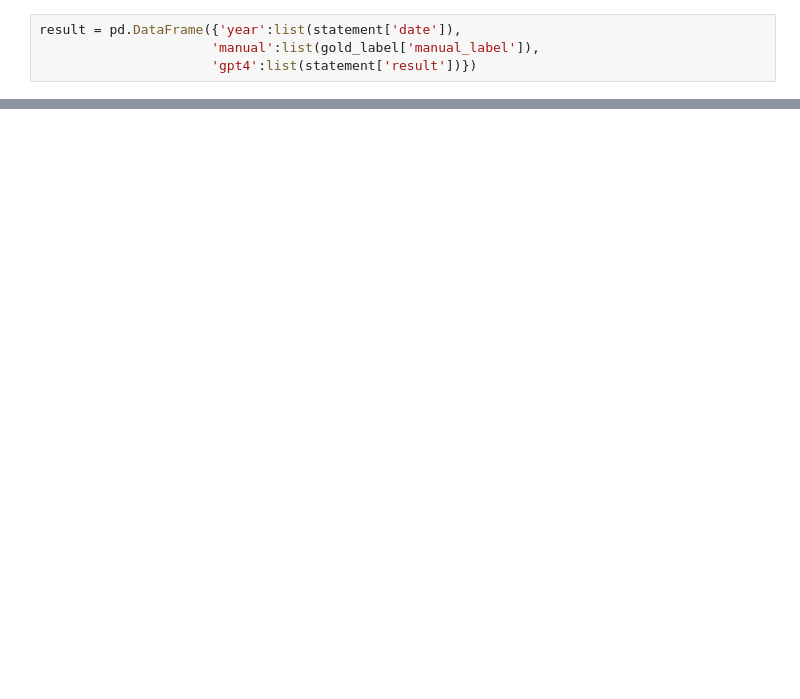
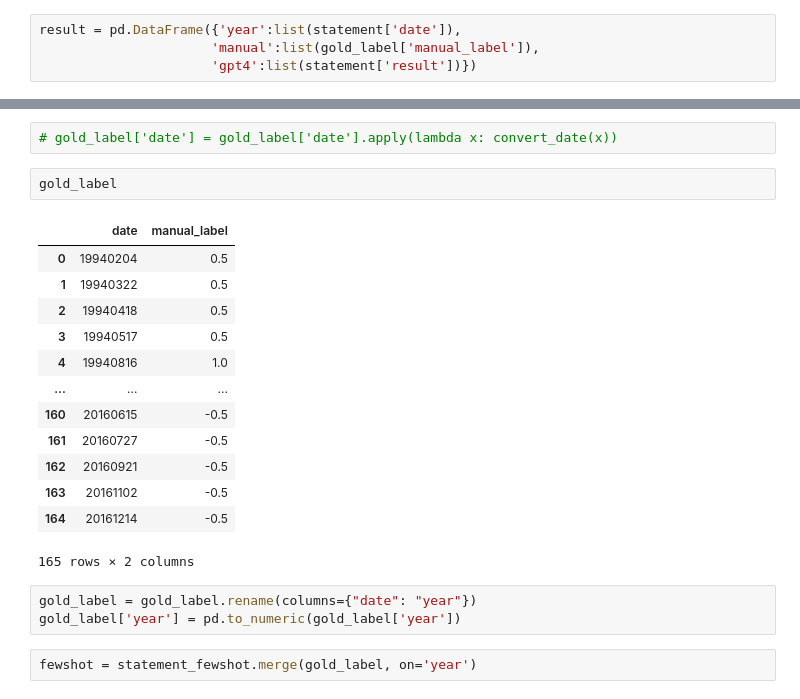
Before and after one commit to DenisPeskoff/FedNLP, a Jupyter notebook: src/confusion_matrix.ipynb, the cells around one changed output, grey strips where cells are left out. Drawn from its saved outputs; the diff is of its cells as text; blank space fills up the shorter version.

```diff
--- a/src/confusion_matrix.ipynb
+++ b/src/confusion_matrix.ipynb
@@ -36,0 +64,23 @@ sns.heatmap()
+# %%
+# gold_label['date'] = gold_label['date'].apply(lambda x: convert_date(x))
+# %%
+gold_label
+# %% [output]
+|  | date | manual_label |
+| 0 | 19940204 | 0.5 |
+| 1 | 19940322 | 0.5 |
+| 2 | 19940418 | 0.5 |
+| 3 | 19940517 | 0.5 |
+| 4 | 19940816 | 1.0 |
+| ... | ... | ... |
+| 160 | 20160615 | -0.5 |
+| 161 | 20160727 | -0.5 |
+| 162 | 20160921 | -0.5 |
+| 163 | 20161102 | -0.5 |
+| 164 | 20161214 | -0.5 |
+165 rows × 2 columns
+# %%
+gold_label = gold_label.rename(columns={"date": "year"})
+gold_label['year'] = pd.to_numeric(gold_label['year'])
+# %%
+fewshot = statement_fewshot.merge(gold_label, on='year')
```
Also changed, not shown: parts of 9 cells of this notebook, 3 other files.
